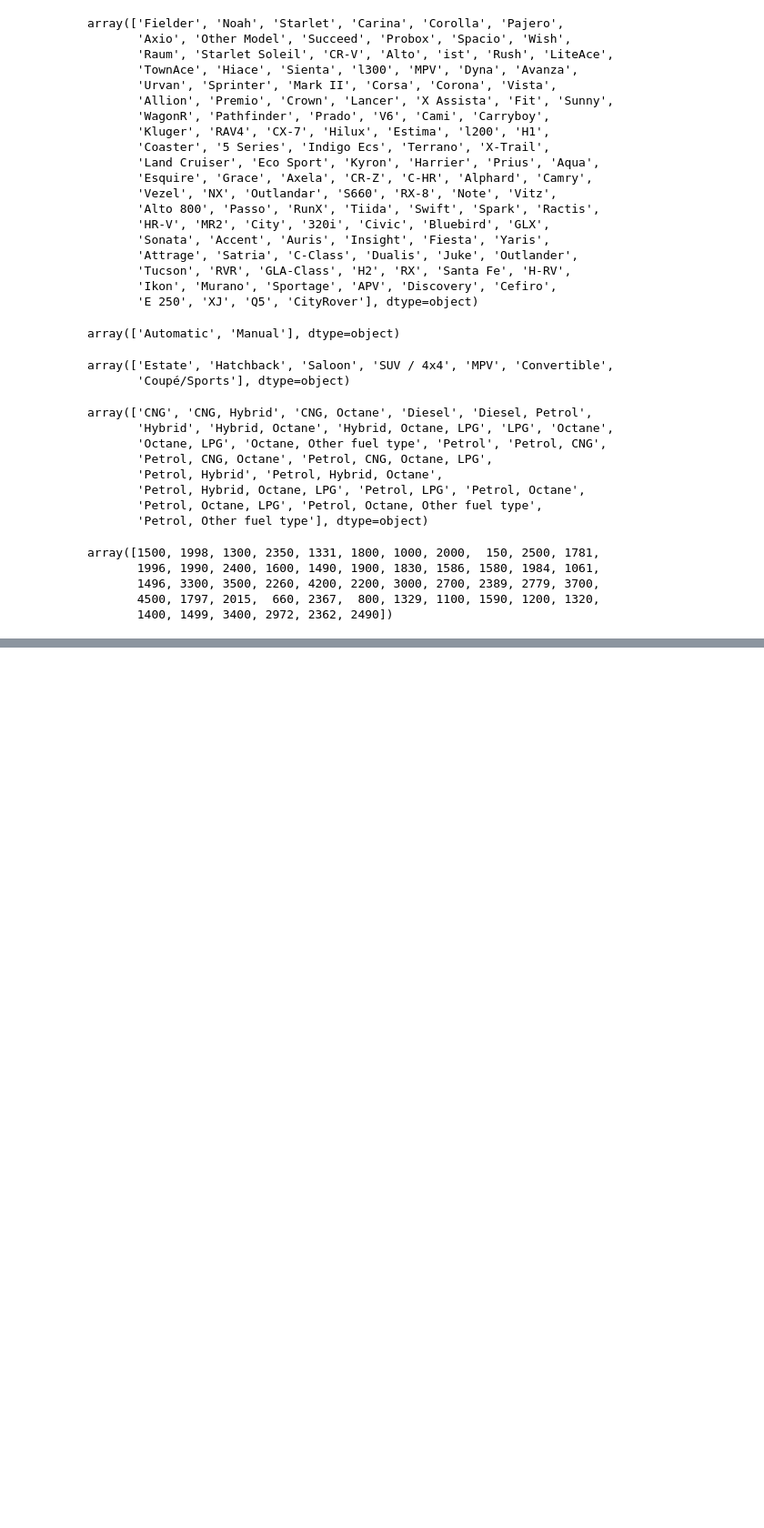
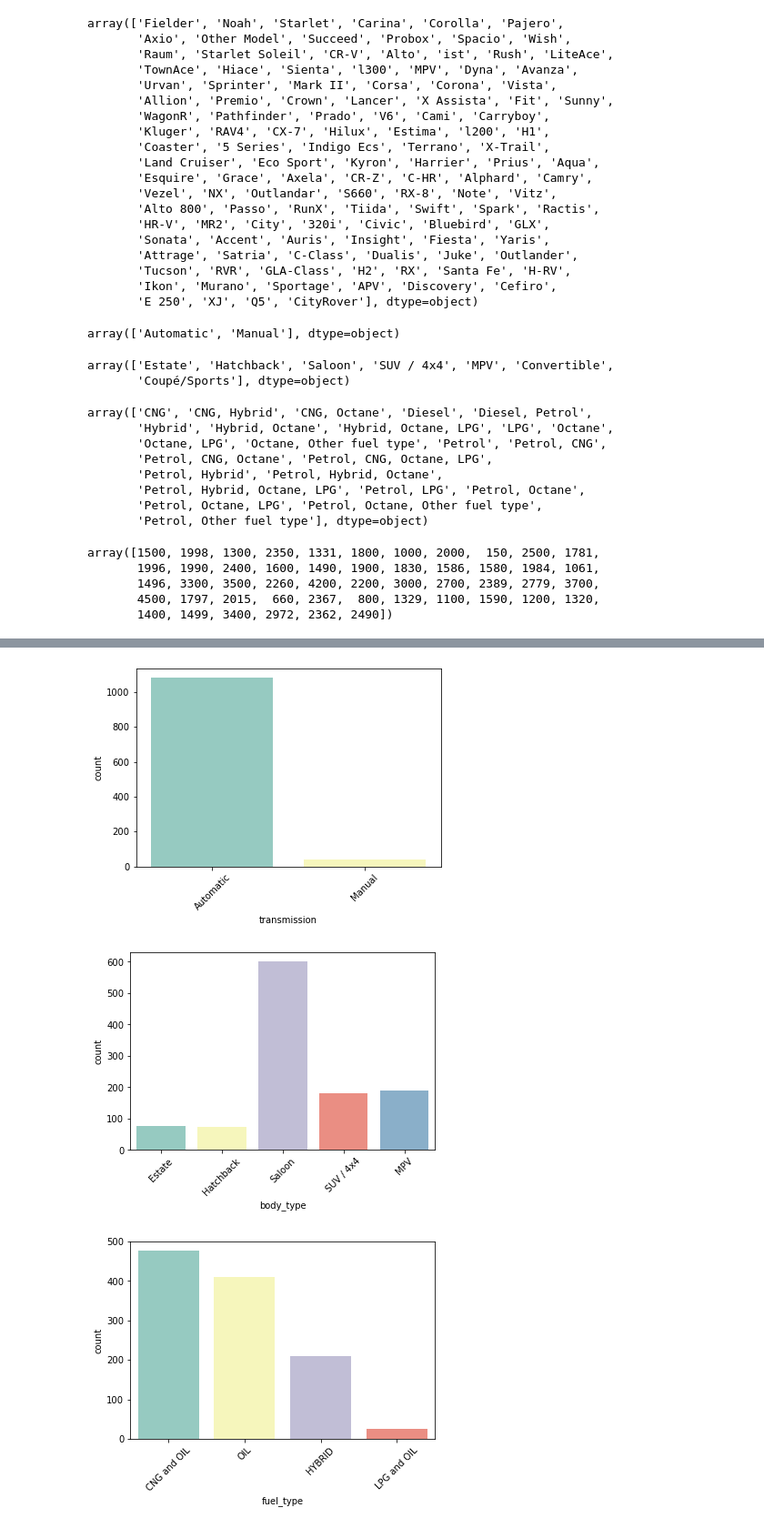
Before and after one commit to s-da-sailor/price-prediction-preowned-cars, a Jupyter notebook: Price Prediction.ipynb, the cells around one changed output, grey strips where cells are left out. Shown at 91% size. Saved outputs shown, nothing was run; the diff lists cells and outputs as text; code cells hidden in the pictures; blank space fills up the shorter version.

Commit message:
Exploratory Data Analysis

```diff
--- a/Price Prediction.ipynb
+++ b/Price Prediction.ipynb
@@ -197,0 +215,3 @@ array([1500, 1998, 1300, 2350, 1331, 1800, 1000, 2000,  150, 2500, 1781,
+# %%
+# removing values that only occurs once
+df2 = df2[df2.groupby('car_model').car_model.transform('count') > 1]
@@ -197,0 +243,3 @@ array([1500, 1998, 1300, 2350, 1331, 1800, 1000, 2000,  150, 2500, 1781,
+# %%
+df3 = df2[df2.groupby('body_type').body_type.transform('count') > 2]
+df3['body_type'].value_counts()
@@ -197,0 +273,3 @@ array([1500, 1998, 1300, 2350, 1331, 1800, 1000, 2000,  150, 2500, 1781,
+# %%
+df4 = df3[df3.groupby('fuel_type').fuel_type.transform('count') > 2]
+df4['fuel_type'].value_counts()
@@ -197,0 +292,18 @@ array([1500, 1998, 1300, 2350, 1331, 1800, 1000, 2000,  150, 2500, 1781,
+# %%
+# Replacing Values by following Condtions
+df4.loc[df4['fuel_type'] == 'CNG, Octane', 'fuel_type'] = 'CNG and OIL'
+df4.loc[df4['fuel_type'] == 'CNG', 'fuel_type'] = 'CNG and OIL'
+df4.loc[df4['fuel_type'] == 'Octane', 'fuel_type'] = 'OIL'
+df4.loc[df4['fuel_type'] == 'Petrol, Octane', 'fuel_type'] = 'OIL'
+df4.loc[df4['fuel_type'] == 'Hybrid, Octane', 'fuel_type'] = 'HYBRID'
+df4.loc[df4['fuel_type'] == 'Petrol, Hybrid, Octane', 'fuel_type'] = 'HYBRID'
+df4.loc[df4['fuel_type'] == 'Hybrid', 'fuel_type'] = 'HYBRID'
+df4.loc[df4['fuel_type'] == 'Petrol, CNG, Octane', 'fuel_type'] = 'CNG and OIL'
+df4.loc[df4['fuel_type'] == 'Diesel', 'fuel_type'] = 'OIL'
+df4.loc[df4['fuel_type'] == 'Petrol, CNG', 'fuel_type'] = 'CNG and OIL'
+df4.loc[df4['fuel_type'] == 'Petrol', 'fuel_type'] = 'OIL'
+df4.loc[df4['fuel_type'] == 'Octane, LPG', 'fuel_type'] = 'LPG and OIL'
+df4.loc[df4['fuel_type'] == 'Petrol, Octane, LPG', 'fuel_type'] = 'LPG and OIL'
+df4.loc[df4['fuel_type'] == 'Octane, Other fuel type', 'fuel_type'] = 'OIL'
+
+df4['fuel_type'].value_counts()
@@ -197,0 +321,13 @@ array([1500, 1998, 1300, 2350, 1331, 1800, 1000, 2000,  150, 2500, 1781,
+# %%
+ #Looping through all the features by our y variable - see if there is relationship
+
+features = [ 'transmission','body_type', 'fuel_type']
+
+for f in features:
+    sns.countplot(x = f, data = df4, palette = 'Set3')
+    plt.xticks(rotation=45)
+    plt.show()
+# %% [output]
+[figure, added]
+[figure, added]
+[figure, added]
```
Also changed, not shown: parts of 14 cells of this notebook.
